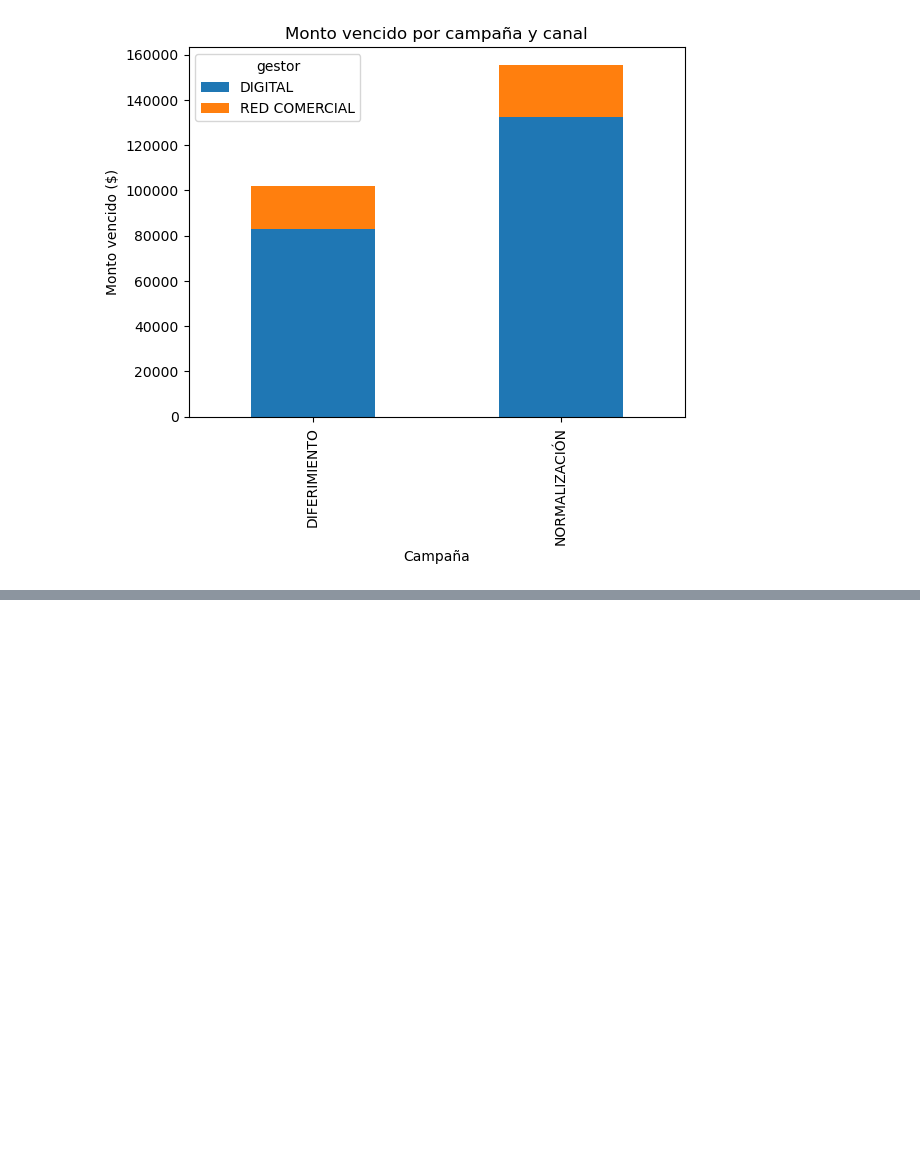
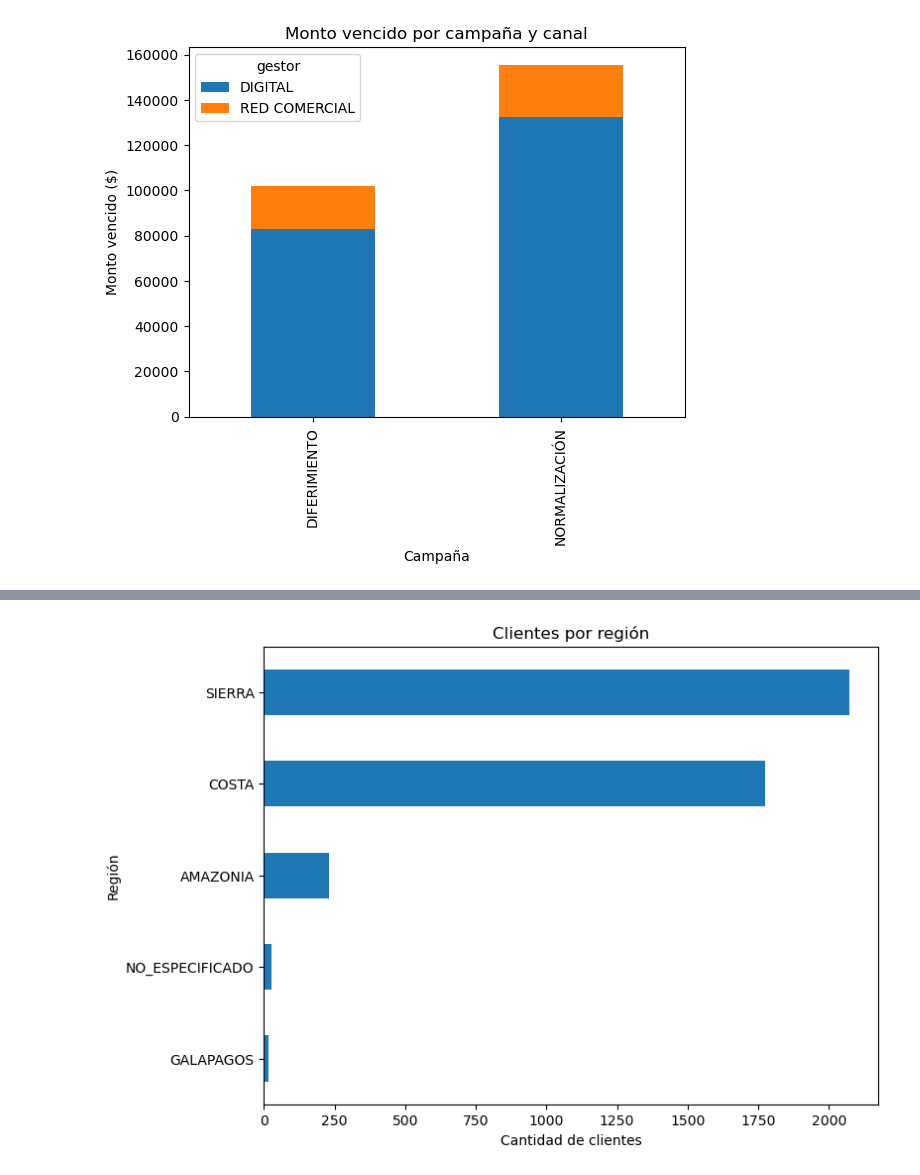
Before and after one commit to carlos-calderon-cabezas/financial-relief-analysis, a Jupyter notebook: analisis_alivio_financiero.ipynb, the cells around one changed output, grey strips where cells are left out. Saved outputs shown, nothing was run; the diff lists cells and outputs as text; code cells hidden in the pictures; blank space fills up the shorter version.

```diff
--- a/analisis_alivio_financiero.ipynb
+++ b/analisis_alivio_financiero.ipynb
@@ -245,0 +268,9 @@ plt.show()
+# %%
+provincia_counts = df_morosidad["region"].value_counts().sort_values()
+provincia_counts.plot(kind="barh", figsize=(8,6))
+plt.title("Clientes por región")
+plt.xlabel("Cantidad de clientes")
+plt.ylabel("Región")
+plt.show()
+# %% [output]
+[figure, added]
```
Also changed, not shown: parts of 5 cells of this notebook.
